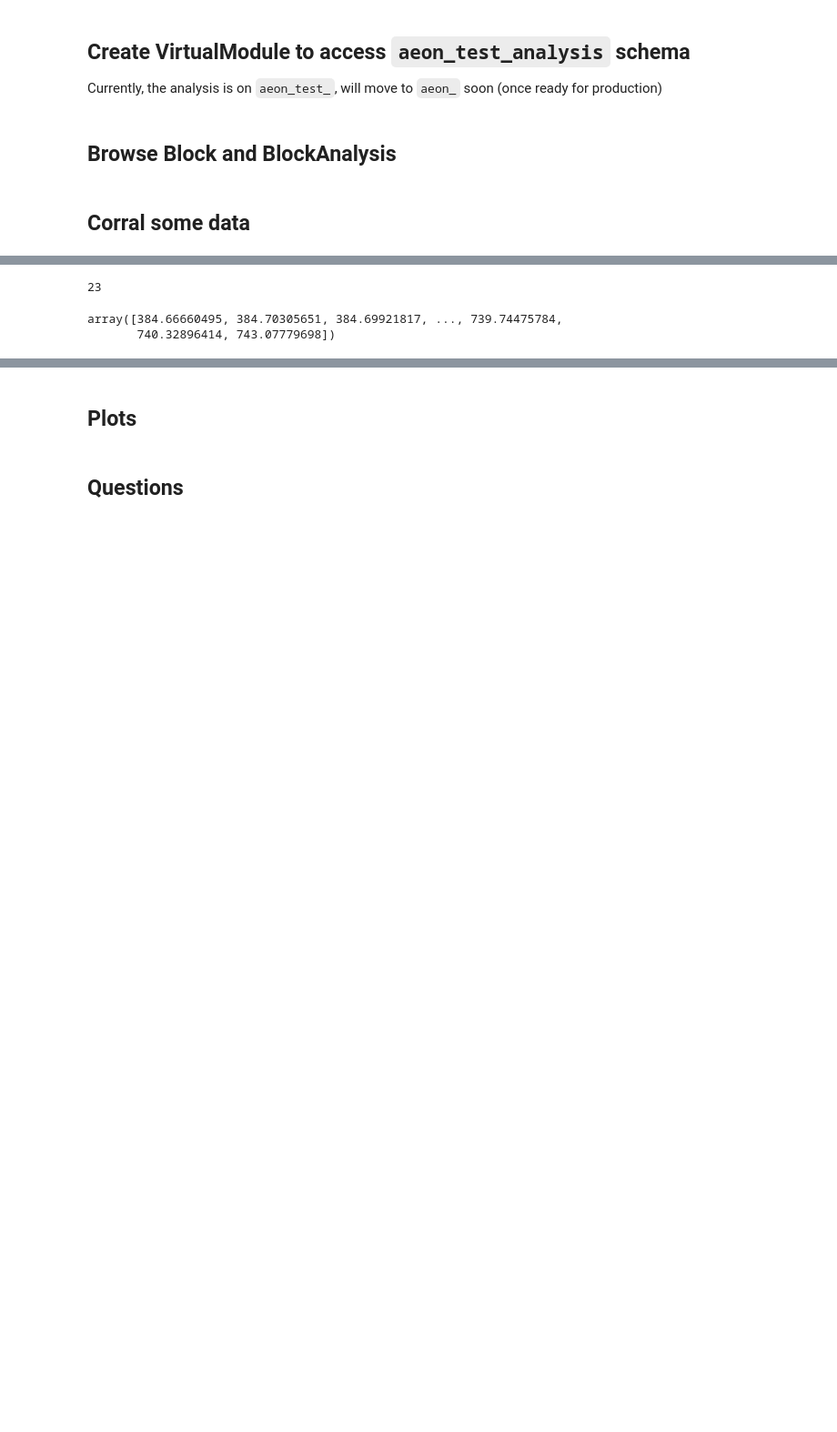
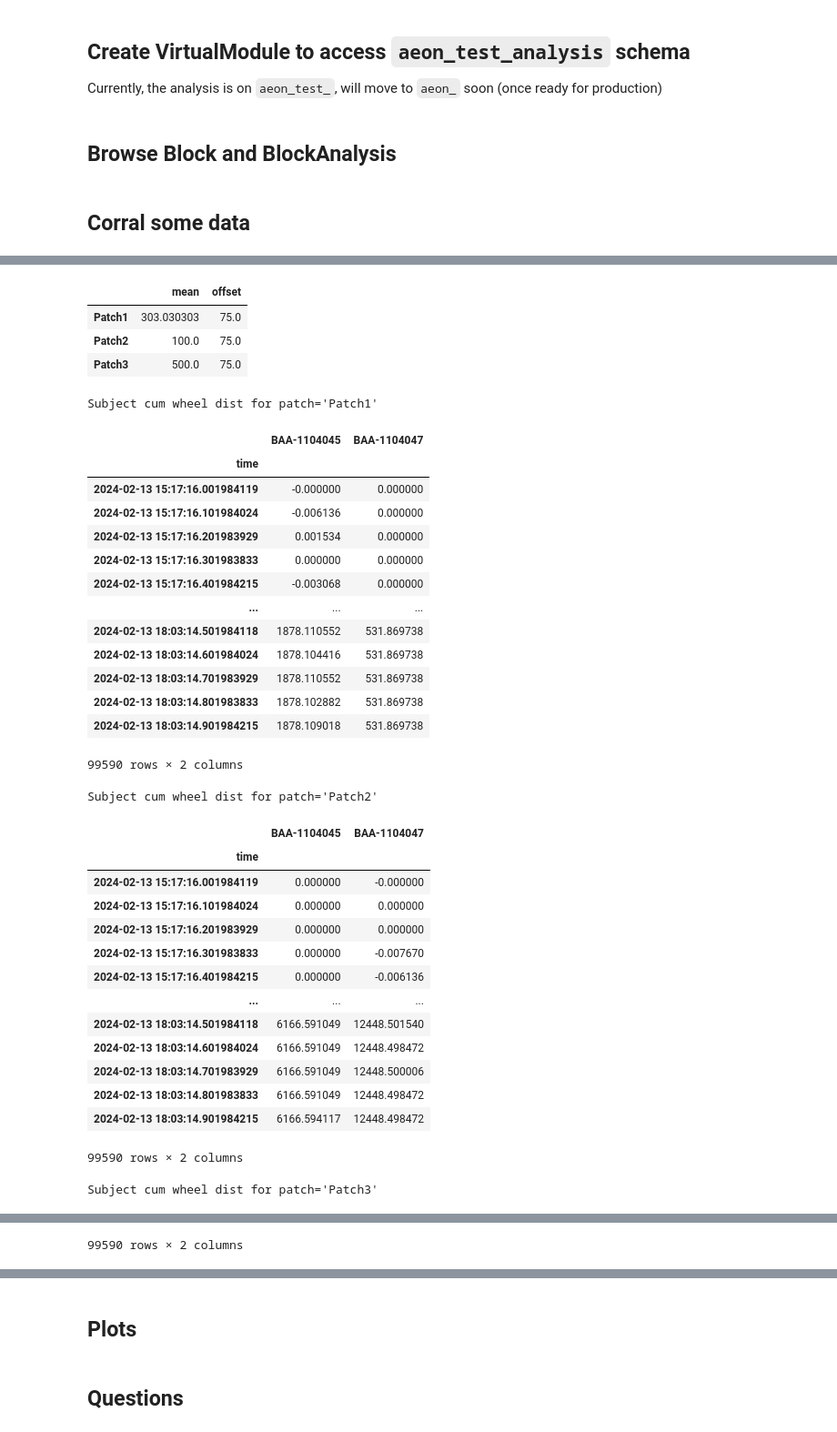
Before and after one commit to SainsburyWellcomeCentre/aeon_mecha, a Jupyter notebook: social01_block_analysis.ipynb, the cells around one changed output, grey strips where cells are left out. Shown at 91% size. Cells and saved outputs as stored; diff of their text form; code cells hidden in the pictures; blank space fills up the shorter version.

```diff
--- a/social01_block_analysis.ipynb
+++ b/social01_block_analysis.ipynb
@@ -219,5 +187,7 @@ subject_env_visits
 # %%
 """Fill out blocks df."""
+
+skipped_blocks = np.full(len(blocks_df), False)
 
 for i, block in enumerate(blocks_df.itertuples()):
     # Compute block duration
@@ -251,8 +221,8 @@ for i, block in enumerate(blocks_df.itertuples()):
         r = eval(f"social02.{patch}.DepletionState")
         patch_df = aeon.load(block.root, r, block.start, block.end)
         cum_pel_ct += sum(np.diff(patch_df.index) > pd.Timedelta("1s"))
-    if cum_pel_ct < good_block_pel_ct:
-        continue
+    # if cum_pel_ct < good_block_pel_ct:
+    #     continue
     # /s>
     # <s Get pose-tracking info in order to do subject-specific assignments
     pose_df = aeon.load(block.root, social02.CameraTop.Pose, block.start, block.end)
@@ -304,18 +274,18 @@ for i, block in enumerate(blocks_df.itertuples()):
             for subject in subjects:
                 # Find closest match between pose_df indices and wheel indices
                 dist_to_patch_wheel_ts_subj = pd.merge_asof(
-                    left=dist_to_patch_wheel_ts_id_df,
-                    right=dist_to_patch_df,
+                    left=dist_to_patch_wheel_ts_id_df[subject],
+                    right=dist_to_patch_df[dist_to_patch_df["class"] == subject],
                     left_index=True,
                     right_index=True,
                     direction="forward",
-                    tolerance=pd.Timedelta("200ms"),
+                    tolerance=pd.Timedelta("100ms"),
                 )
-                dist_to_patch_wheel_ts_id_df[subject] = dist_to_patch_pel_ts_subj["dist_to_patch"]
+                dist_to_patch_wheel_ts_id_df[subject] = dist_to_patch_wheel_ts_subj["dist_to_patch"]
                 # Find closest match between pose_df indices and pel indices
                 dist_to_patch_pel_ts_subj = pd.merge_asof(
-                    left=dist_to_patch_pel_ts_id_df,
-                    right=dist_to_patch_df,
+                    left=dist_to_patch_pel_ts_id_df[subject],
+                    right=dist_to_patch_df[dist_to_patch_df["class"] == subject],
                     left_index=True,
                     right_index=True,
                     direction="forward",
@@ -327,13 +297,13 @@ for i, block in enumerate(blocks_df.itertuples()):
             patch_df_for_pellets_df["id"] = dist_to_patch_pel_ts_id_df.idxmin(axis=1).values
             # /ssss>
             # <ssss Get closest subject to patch at each wheel timestep
-            cum_wheel_dist_subj_df = pd.DataFrame(index=cum_wheel_dist.index, columns=subjects, data=0.)
+            cum_wheel_dist_subj_df = pd.DataFrame(index=cum_wheel_dist.index, columns=subjects, data=0.0)
             closest_subjects = dist_to_patch_wheel_ts_id_df.idxmin(axis=1)
             wheel_dist = cum_wheel_dist.diff().fillna(cum_wheel_dist.iloc[0])
             # Assign wheel dist to closest subject for each wheel timestep
             for subject in subjects:
                 subj_idxs = cum_wheel_dist_subj_df[closest_subjects == subject].index
-                cum_wheel_dist_subj_df.loc[subj_idxs, subject] = wheel_dist[closest_subjects == subject]
+                cum_wheel_dist_subj_df.loc[subj_idxs, subject] = wheel_dist[subj_idxs]
             cum_wheel_dist_dm[patch] = cum_wheel_dist_subj_df.cumsum(axis=0)
             # /ssss> #/sss> #/ss>
         pellets_stats_df = pd.concat([pellets_stats_df, patch_df_for_pellets_df], ignore_index=True)
@@ -341,5 +311,3 @@ for i, block in enumerate(blocks_df.itertuples()):
     blocks_df.at[block.Index, "patch_info"] = patch_stats_df
     blocks_df.at[block.Index, "pellet_info"] = pellets_stats_df
     blocks_df.at[block.Index, "cum_wheel_dist"] = cum_wheel_dist_dm
-
-display(blocks_df)
@@ -1214,4 +439,0 @@ patch_df
-# %%
-sum(np.diff(patch_df.index) > pd.Timedelta("1s"))
-# %% [output]
-23
@@ -1222,5 +439,0 @@ sum(np.diff(patch_df.index) > pd.Timedelta("1s"))
-# %%
-dist_to_patch
-# %% [output]
-array([384.66660495, 384.70305651, 384.69921817, ..., 739.74475784,
-       740.32896414, 743.07779698])
@@ -1228,0 +440,42 @@ np.convolve([1, 2, 3, 4, 5], [1, 1, 1])
+# %%
+display(block.patch_info)
+
+for patch in patches:
+    print(f"Subject cum wheel dist for {patch=}")
+    display(block.cum_wheel_dist[patch])
+# %% [output]
+|  | mean | offset |
+| Patch1 | 303.030303 | 75.0 |
+| Patch2 | 100.0 | 75.0 |
+| Patch3 | 500.0 | 75.0 |
+Subject cum wheel dist for patch='Patch1'
+|  | BAA-1104045 | BAA-1104047 |
+| time |  |  |
+| 2024-02-13 15:17:16.001984119 | -0.000000 | 0.000000 |
+| 2024-02-13 15:17:16.101984024 | -0.006136 | 0.000000 |
+| 2024-02-13 15:17:16.201983929 | 0.001534 | 0.000000 |
+| 2024-02-13 15:17:16.301983833 | 0.000000 | 0.000000 |
+| 2024-02-13 15:17:16.401984215 | -0.003068 | 0.000000 |
+| ... | ... | ... |
+| 2024-02-13 18:03:14.501984118 | 1878.110552 | 531.869738 |
+| 2024-02-13 18:03:14.601984024 | 1878.104416 | 531.869738 |
+| 2024-02-13 18:03:14.701983929 | 1878.110552 | 531.869738 |
+| 2024-02-13 18:03:14.801983833 | 1878.102882 | 531.869738 |
+| 2024-02-13 18:03:14.901984215 | 1878.109018 | 531.869738 |
+99590 rows × 2 columns
+Subject cum wheel dist for patch='Patch2'
+|  | BAA-1104045 | BAA-1104047 |
+| time |  |  |
+| 2024-02-13 15:17:16.001984119 | 0.000000 | -0.000000 |
+| 2024-02-13 15:17:16.101984024 | 0.000000 | 0.000000 |
+| 2024-02-13 15:17:16.201983929 | 0.000000 | 0.000000 |
+| 2024-02-13 15:17:16.301983833 | 0.000000 | -0.007670 |
+| 2024-02-13 15:17:16.401984215 | 0.000000 | -0.006136 |
+| ... | ... | ... |
+| 2024-02-13 18:03:14.501984118 | 6166.591049 | 12448.501540 |
+| 2024-02-13 18:03:14.601984024 | 6166.591049 | 12448.498472 |
+| 2024-02-13 18:03:14.701983929 | 6166.591049 | 12448.500006 |
+| 2024-02-13 18:03:14.801983833 | 6166.591049 | 12448.498472 |
+| 2024-02-13 18:03:14.901984215 | 6166.594117 | 12448.498472 |
+99590 rows × 2 columns
+Subject cum wheel dist for patch='Patch3'
@@ -1228,0 +495 @@ np.convolve([1, 2, 3, 4, 5], [1, 1, 1])
+99590 rows × 2 columns
```
Also changed, not shown: parts of 62 cells of this notebook.
